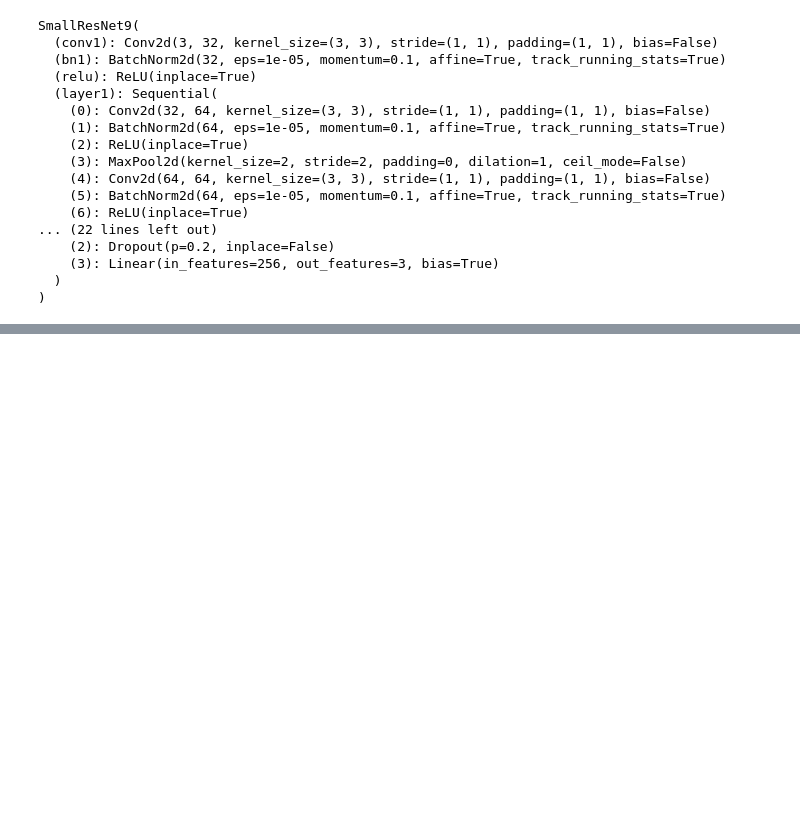
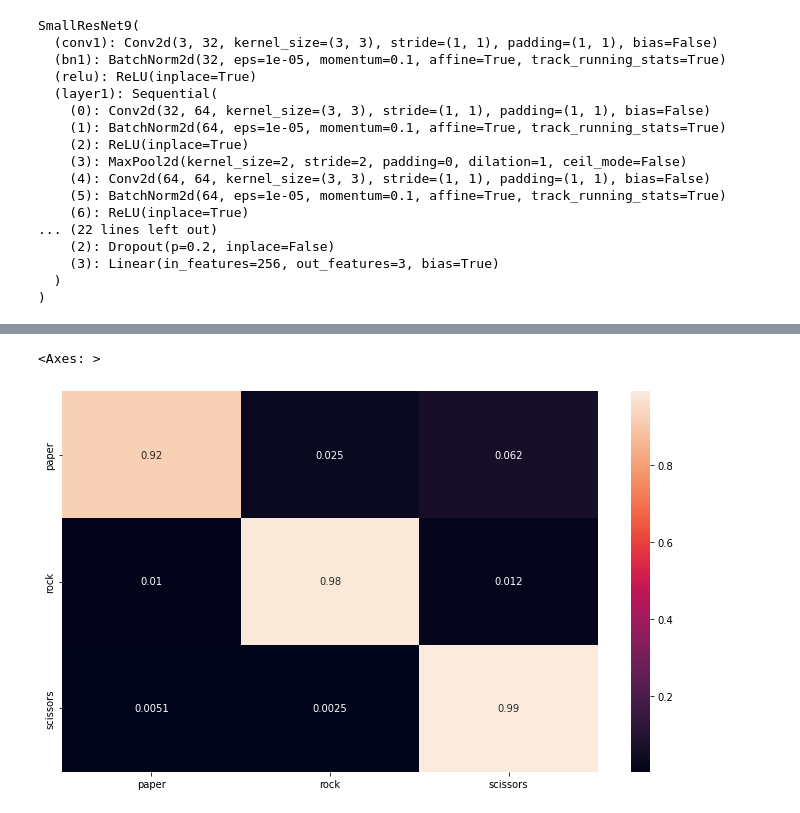
Before and after one commit to ShrinidhiUpadhyaya/Rock-Paper-Scissors-Resnet9, a Jupyter notebook: model.ipynb, the cells around one changed output, grey strips where cells are left out. Saved outputs shown, nothing was run; the diff lists cells and outputs as text; code cells hidden in the pictures; blank space fills up the shorter version.

Commit message:
Train and test validation dataset split implementation, model for 10 fold 50 epochs-fold1

```diff
--- a/model.ipynb
+++ b/model.ipynb
@@ -326,7 +416,7 @@ plot_losses()
 # %%
 # Testing the model
 test_model = SmallResNet9()
-PATH = './model/256/3Fold-100Epochs/fold1.pth'
+PATH = './fold0.pth'
 test_model = torch.load(PATH, map_location = device)
 test_model.to(device)
 # %% [output]
@@ -352,7 +442,7 @@ SmallResNet9(
 test_dataloader = DeviceDataLoader(test_dataloader, device)
 # %%
 # Evaluating Test Data
-preds, labels = evaluate(model, test_dataloader)
+preds, labels = evaluate(test_model, test_dataloader)
 
 # Accuracy
 accuracy = get_accuracy(preds, labels)
@@ -368,0 +464,9 @@ tensor(0.6567)
+# %%
+cf_matrix = confusion_matrix(preds, labels)
+df_cm = pd.DataFrame(cf_matrix / np.sum(cf_matrix, axis=1), index = [i for i in classes],
+                     columns = [i for i in classes])
+matplot.figure(figsize = (12,7))
+sn.heatmap(df_cm, annot=True)
+# %% [output]
+<Axes: >
+[figure, added]
```
Also changed, not shown: parts of 17 cells of this notebook, 2 other files.
